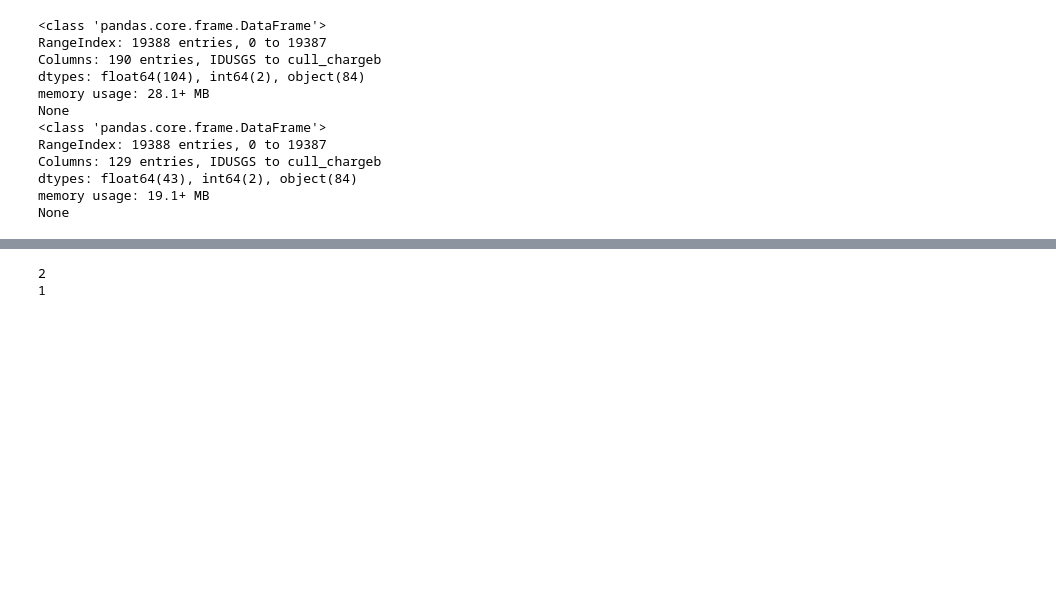
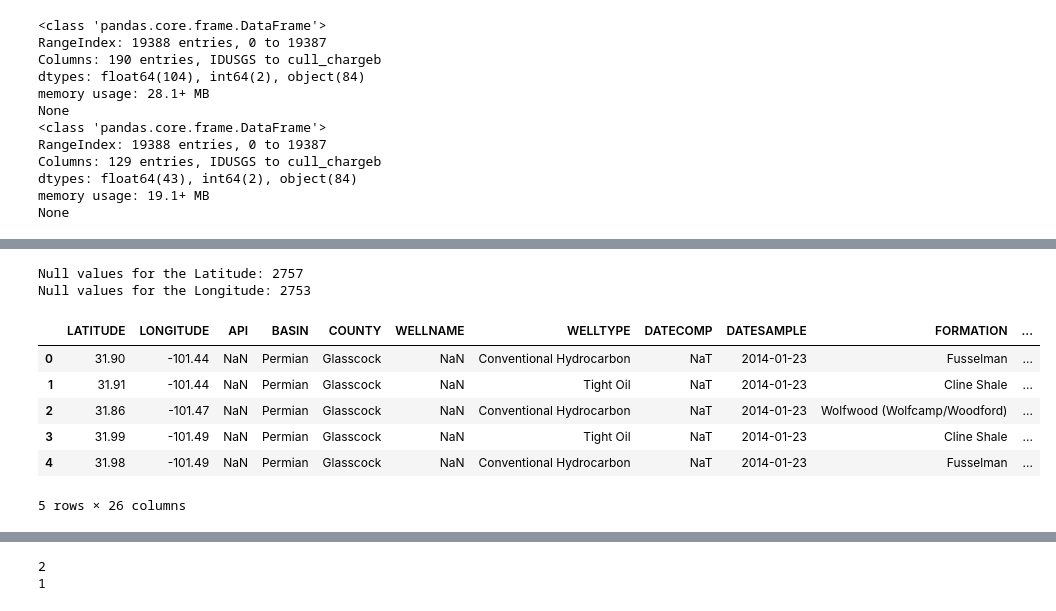
Before and after one commit to shubacca/Produced-Waters, a Jupyter notebook: Produced Waters/Exploratory Data Cleaning on Texas Produced Water Dataset.ipynb, the cells around one changed output, grey strips where cells are left out. Saved outputs shown, nothing was run; the diff lists cells and outputs as text; code cells hidden in the pictures; blank space fills up the shorter version.

```diff
--- a/Produced Waters/Exploratory Data Cleaning on Texas Produced Water Dataset.ipynb
+++ b/Produced Waters/Exploratory Data Cleaning on Texas Produced Water Dataset.ipynb
@@ -170,0 +75,6 @@ Next I filled in the missing latitude and longitude data by calling the fill_val
+# %%
+# converting dates to datetime
+df_drop.DATECOMP = pd.to_datetime(df_drop.DATECOMP)
+df_drop.DATESAMPLE = pd.to_datetime(df_drop.DATESAMPLE)
+
+print(df_drop.info())
@@ -170,0 +99,20 @@ Next I filled in the missing latitude and longitude data by calling the fill_val
+# %%
+#Analyzing the lat and long data
+print('Null values for the Latitude: ' + str(df_drop.LATITUDE.isnull().sum()))
+print('Null values for the Longitude: ' + str(df_drop.LONGITUDE.isnull().sum()))
+# %% [output]
+Null values for the Latitude: 2757
+Null values for the Longitude: 2753
+# %%
+#Dropped the empty lat/lon values
+df_drop = df_drop[df_drop.LATITUDE.notnull()]
+df_drop = df_drop[df_drop.LONGITUDE.notnull()]
+df_drop.head()
+# %% [output]
+|  | LATITUDE | LONGITUDE | API | BASIN | COUNTY | WELLNAME | WELLTYPE | DATECOMP | DATESAMPLE | FORMATION | ... |
+| 0 | 31.90 | -101.44 | NaN | Permian | Glasscock | NaN | Conventional Hydrocarbon | NaT | 2014-01-23 | Fusselman | ... |
+| 1 | 31.91 | -101.44 | NaN | Permian | Glasscock | NaN | Tight Oil | NaT | 2014-01-23 | Cline Shale | ... |
+| 2 | 31.86 | -101.47 | NaN | Permian | Glasscock | NaN | Conventional Hydrocarbon | NaT | 2014-01-23 | Wolfwood (Wolfcamp/Woodford) | ... |
+| 3 | 31.99 | -101.49 | NaN | Permian | Glasscock | NaN | Tight Oil | NaT | 2014-01-23 | Cline Shale | ... |
+| 4 | 31.98 | -101.49 | NaN | Permian | Glasscock | NaN | Conventional Hydrocarbon | NaT | 2014-01-23 | Fusselman | ... |
+5 rows × 26 columns
```
Also changed, not shown: parts of 19 cells of this notebook.
